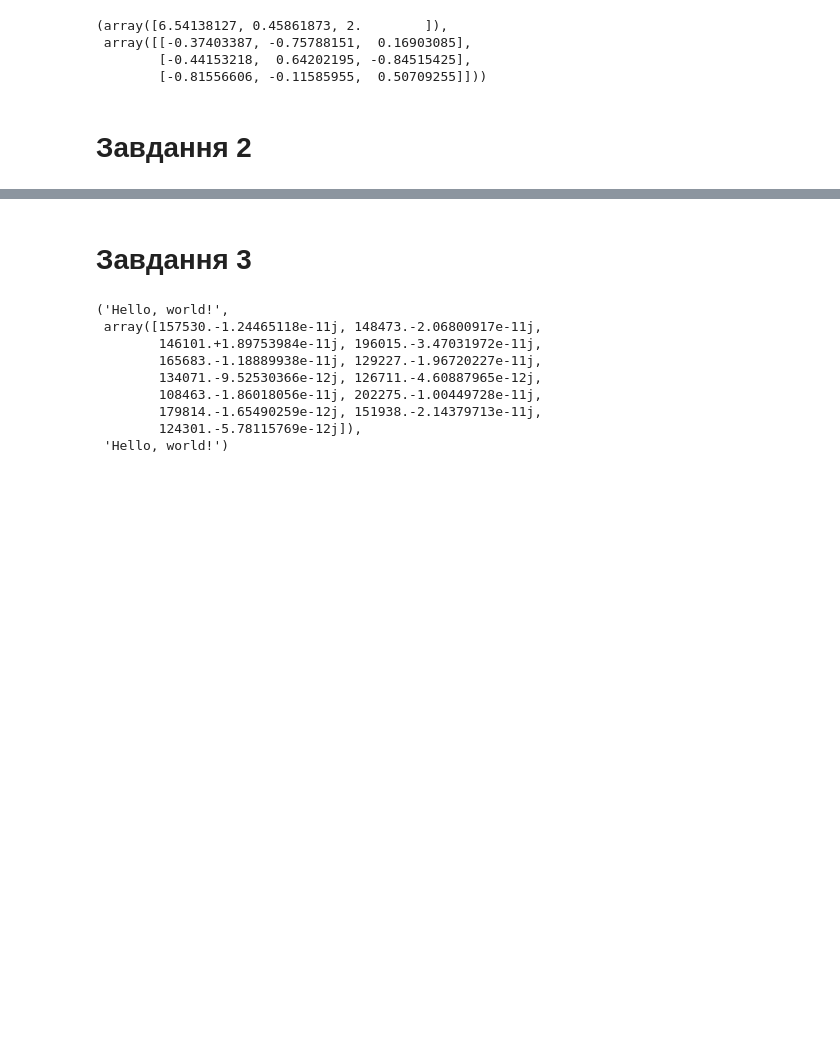
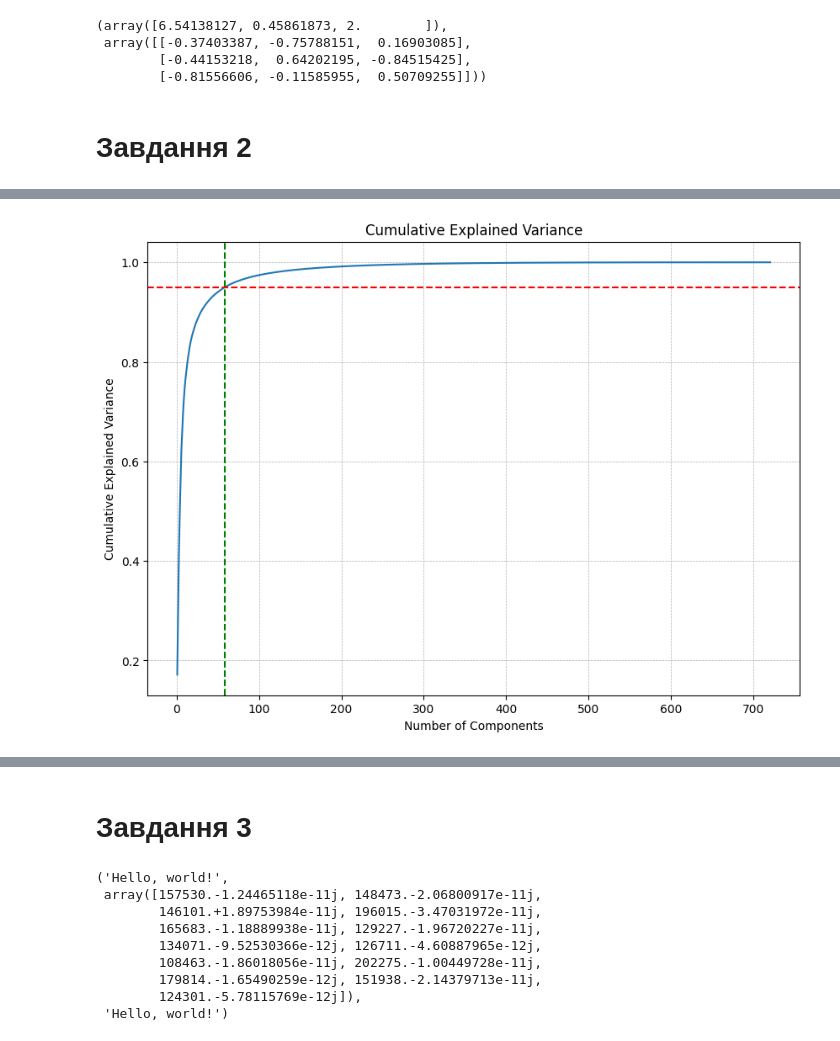
Before and after one commit to lev-laptinov/ALA_Lab_2, a Jupyter notebook: main.ipynb, the cells around one changed output, grey strips where cells are left out. Saved outputs shown, nothing was run; the diff lists cells and outputs as text; code cells hidden in the pictures; blank space fills up the shorter version.

```diff
--- a/main.ipynb
+++ b/main.ipynb
@@ -35,0 +79,17 @@ Eigenvalues multiplied: [[-2.44669817 -0.34757866  0.3380617 ]
+# %%
+pca = PCA()
+pca.fit(image_bw)
+cumulative_variance = np.cumsum(pca.explained_variance_ratio_)
+num_components = np.argmax(cumulative_variance >= 0.95) + 1
+# %%
+plt.figure(figsize=(10, 7))
+plt.plot(range(1, len(cumulative_variance) + 1), cumulative_variance)
+plt.title('Cumulative Explained Variance')
+plt.xlabel('Number of Components')
+plt.ylabel('Cumulative Explained Variance')
+plt.axhline(y=0.95, color='r', linestyle='--')
+plt.axvline(x=num_components, color='g', linestyle='--')
+plt.grid(True, which='both', linestyle='--', linewidth=0.5)
+plt.show()
+# %% [output]
+[figure, added]
```
Also changed, not shown: parts of 11 cells of this notebook, 1 other file.
